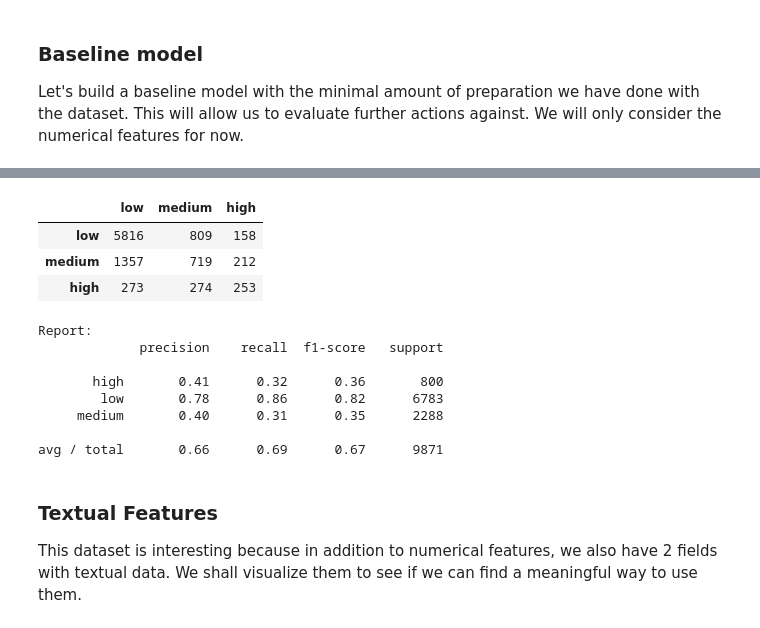
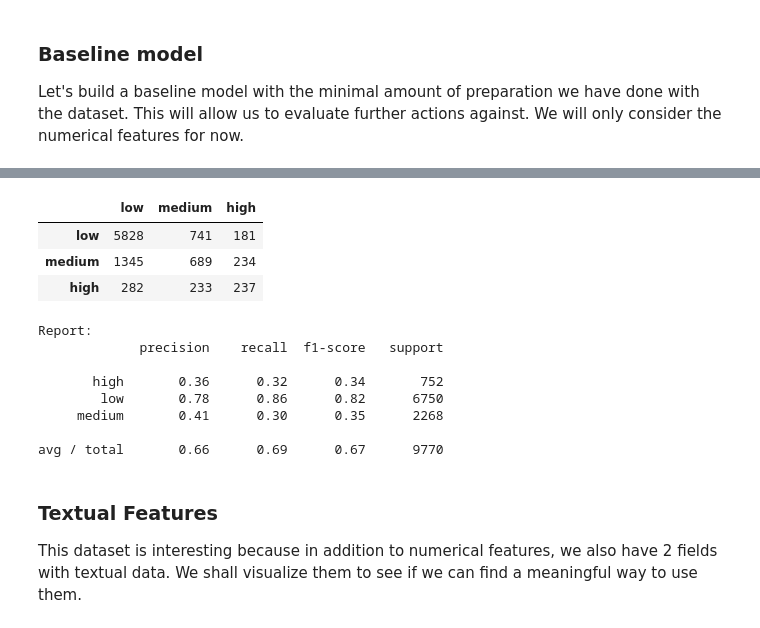
Before and after one commit to ningjung/renthop-kaggle-team-project, a Jupyter notebook: Project 2 Final Report.ipynb, the cells around one changed output, grey strips where cells are left out. Saved outputs shown, nothing was run; the diff lists cells and outputs as text; code cells hidden in the pictures.

```diff
--- a/Project 2 Final Report.ipynb
+++ b/Project 2 Final Report.ipynb
@@ -123,8 +128,8 @@ plt.title('Distribution of # of bedrooms (grouped by interest level)')
 From the above scatter plots, we already observe outliers that can be removed! For example, there is a single listing with 10 bathrooms, and another with a price tag of almost $5m.
 # %%
 # removing the outliers from the data
-train_b = train[train['price'] < np.percentile(train.price.values, 99)] # remove price outliers
-train_b = train[train['bathrooms'] < 10] # remove bathroom outlier
+train = train[train['price'] < np.percentile(train.price.values, 99)] # remove price outliers
+train = train[train['bathrooms'] < 10] # remove bathroom outlier
 # %% [markdown]
 ### Baseline model
 
@@ -147,17 +152,12 @@ def evaluate(clf, X_test, Y_test, clf_name):
     report = classification_report(Y_test, predicted)
     print(report)
 # %%
-# import sklearn dependencies
-from sklearn.ensemble import RandomForestClassifier
-from sklearn.model_selection import train_test_split
-from sklearn.metrics import *
-
 # extract X and Y
-y_train_b = train_b['interest_level'].values
-x_train_b = train_b[['bathrooms', 'bedrooms', 'latitude', 'longitude', 'price']] # use only numerical features
+y_train = train['interest_level'].values
+x_train = train[['bathrooms', 'bedrooms', 'latitude', 'longitude', 'price']] # use only numerical features
 
 # split our train data into test and training set
-X_train, X_test, Y_train, Y_test = train_test_split(x_train_b, y_train_b, test_size=0.2, random_state=27)
+X_train, X_test, Y_train, Y_test = train_test_split(x_train, y_train, test_size=0.2, random_state=27)
 
 # Let's train our model using RandomForest
 clf = RandomForestClassifier(n_estimators=10)
@@ -171,16 +171,16 @@ Log Loss: 2.9369462165292743
 Confusion Matrix:
 |  | low | medium | high |
-| low | 5816 | 809 | 158 |
-| medium | 1357 | 719 | 212 |
-| high | 273 | 274 | 253 |
+| low | 5828 | 741 | 181 |
+| medium | 1345 | 689 | 234 |
+| high | 282 | 233 | 237 |
 Report:
              precision    recall  f1-score   support
 
-       high       0.41      0.32      0.36       800
-        low       0.78      0.86      0.82      6783
-     medium       0.40      0.31      0.35      2288
+       high       0.36      0.32      0.34       752
+        low       0.78      0.86      0.82      6750
+     medium       0.41      0.30      0.35      2268
 
-avg / total       0.66      0.69      0.67      9871
+avg / total       0.66      0.69      0.67      9770
 # %% [markdown]
 ### Textual Features
 
```
Also changed, not shown: parts of 6 cells of this notebook.
